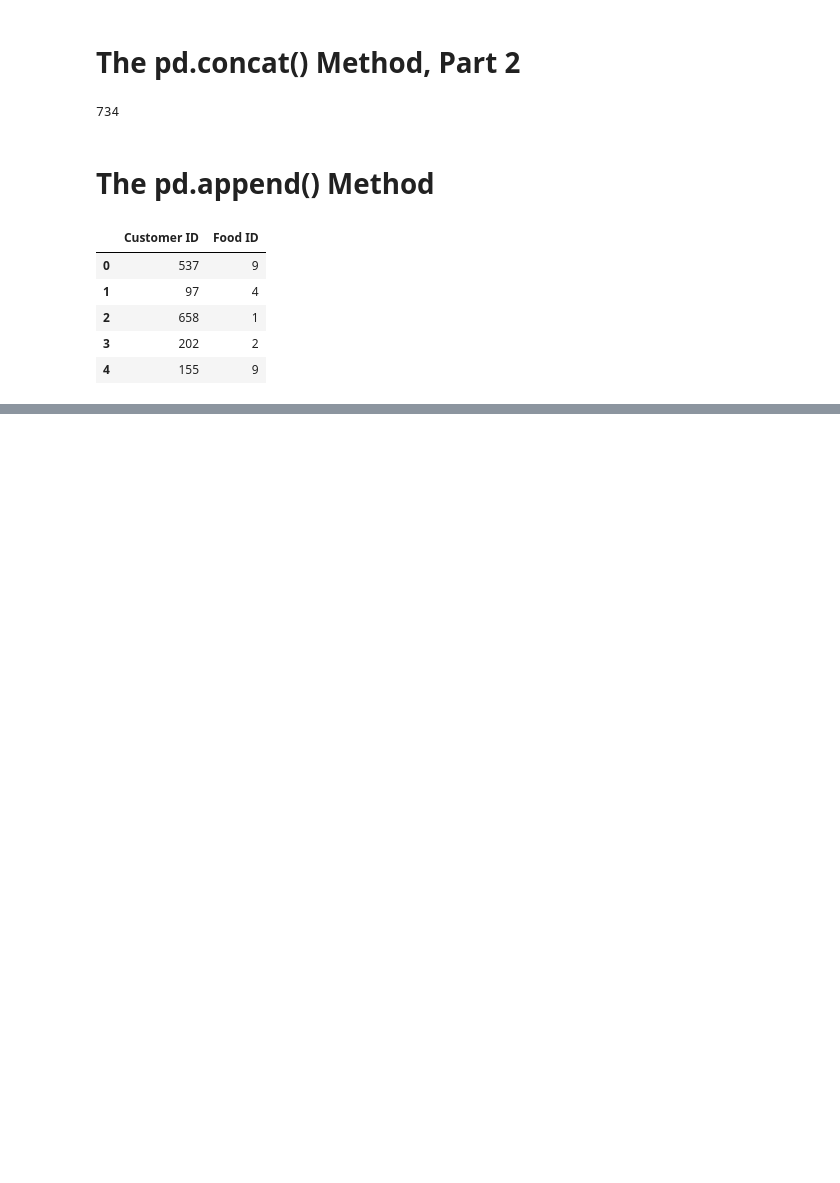
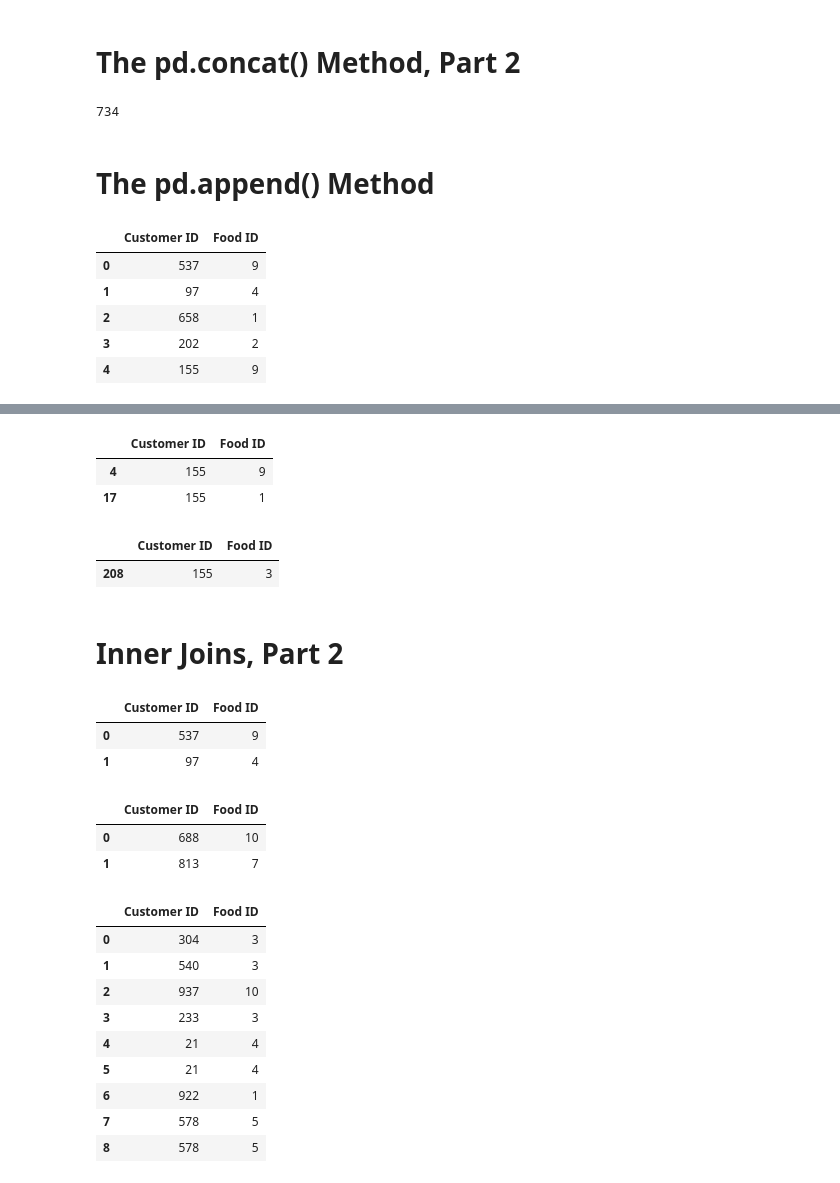
Before and after one commit to Cmarschik/data_analysis_third_course, a Jupyter notebook: pandas/Merging, Joining, and Concatenating.ipynb, the cells around one changed output, grey strips where cells are left out. Saved outputs shown, nothing was run; the diff lists cells and outputs as text; code cells hidden in the pictures; blank space fills up the shorter version.

```diff
--- a/pandas/Merging, Joining, and Concatenating.ipynb
+++ b/pandas/Merging, Joining, and Concatenating.ipynb
@@ -60,0 +103,43 @@ sales.head()
+# %%
+week1[week1["Customer ID"] ==155]
+# %% [output]
+|  | Customer ID | Food ID |
+| 4 | 155 | 9 |
+| 17 | 155 | 1 |
+# %%
+week2[week2["Customer ID"] ==155]
+# %% [output]
+|  | Customer ID | Food ID |
+| 208 | 155 | 3 |
+# %% [markdown]
+# Inner Joins, Part 2
+# %%
+week1 = pd.read_csv("Restaurant - Week 1 Sales.csv")
+week2 = pd.read_csv("Restaurant - Week 2 Sales.csv")
+customers = pd.read_csv("Restaurant - Customers.csv")
+foods = pd.read_csv("Restaurant - Foods.csv")
+# %%
+week1.head(2)
+# %% [output]
+|  | Customer ID | Food ID |
+| 0 | 537 | 9 |
+| 1 | 97 | 4 |
+# %%
+week2.head(2)
+# %% [output]
+|  | Customer ID | Food ID |
+| 0 | 688 | 10 |
+| 1 | 813 | 7 |
+# %%
+week1.merge(week2, how = "inner", on = ["Customer ID", "Food ID"]) # looks for matches that satisfy both conditions(parameters)
+# %% [output]
+|  | Customer ID | Food ID |
+| 0 | 304 | 3 |
+| 1 | 540 | 3 |
+| 2 | 937 | 10 |
+| 3 | 233 | 3 |
+| 4 | 21 | 4 |
+| 5 | 21 | 4 |
+| 6 | 922 | 1 |
+| 7 | 578 | 5 |
+| 8 | 578 | 5 |
```
Also changed, not shown: parts of 18 cells of this notebook.
